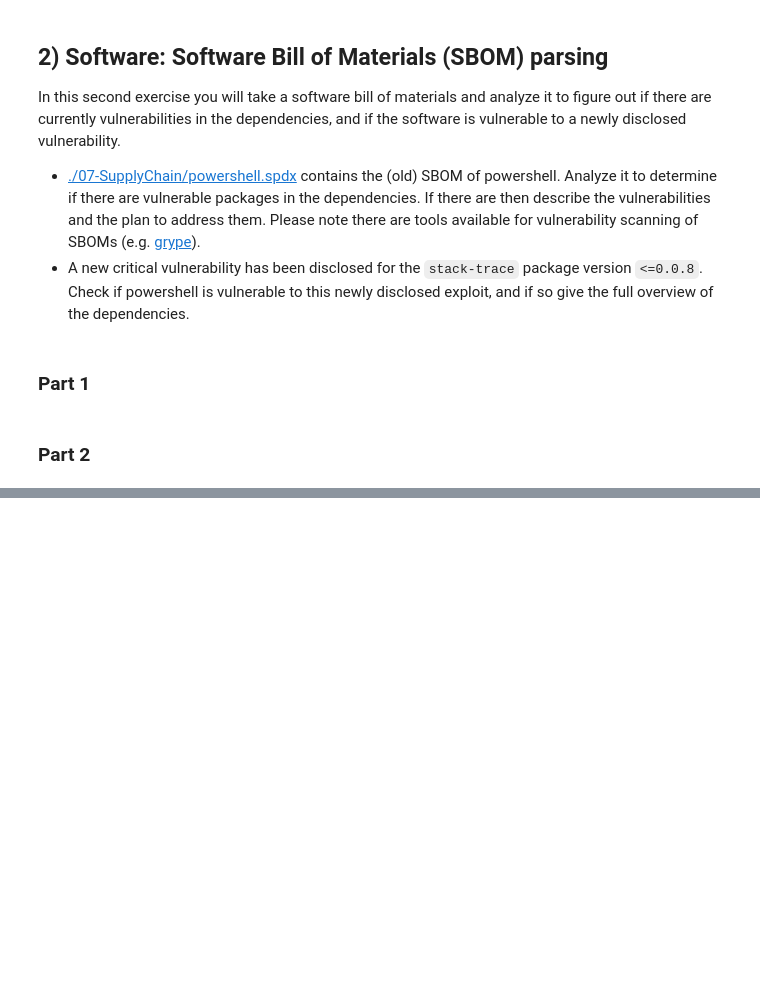
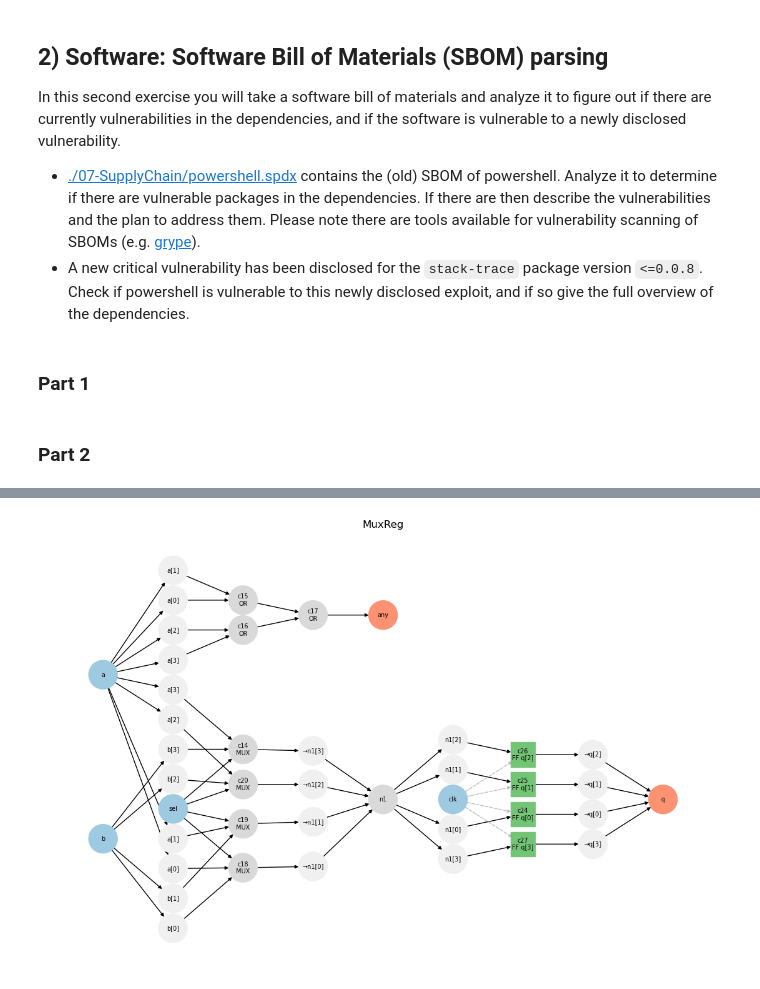
Before and after one commit to TSlooff/systemsecurity_lab, a Jupyter notebook: labs/07-SupplyChain.ipynb, the cells around one changed output, grey strips where cells are left out. Drawn from its saved outputs; the diff is of its cells as text; code cells hidden in the pictures; blank space fills up the shorter version.

```diff
--- a/labs/07-SupplyChain.ipynb
+++ b/labs/07-SupplyChain.ipynb
@@ -74,0 +77,5 @@ graph = read_dot("./07-SupplyChain/rsa_trojan.dot")
+# %%
+simple = nx.read_graphml("./07-SupplyChain/mux_reg.graphml")
+utils.draw(simple, "MuxReg")
+# %% [output]
+[figure, added]
```
Also changed, not shown: parts of 15 cells of this notebook, 6 other files.
